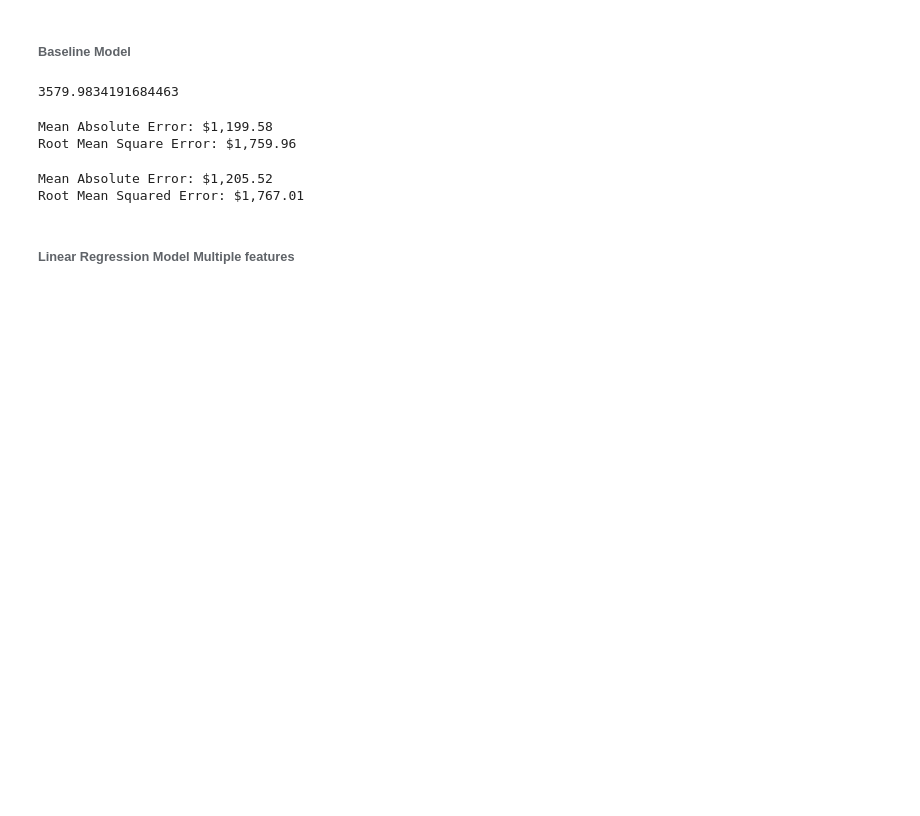
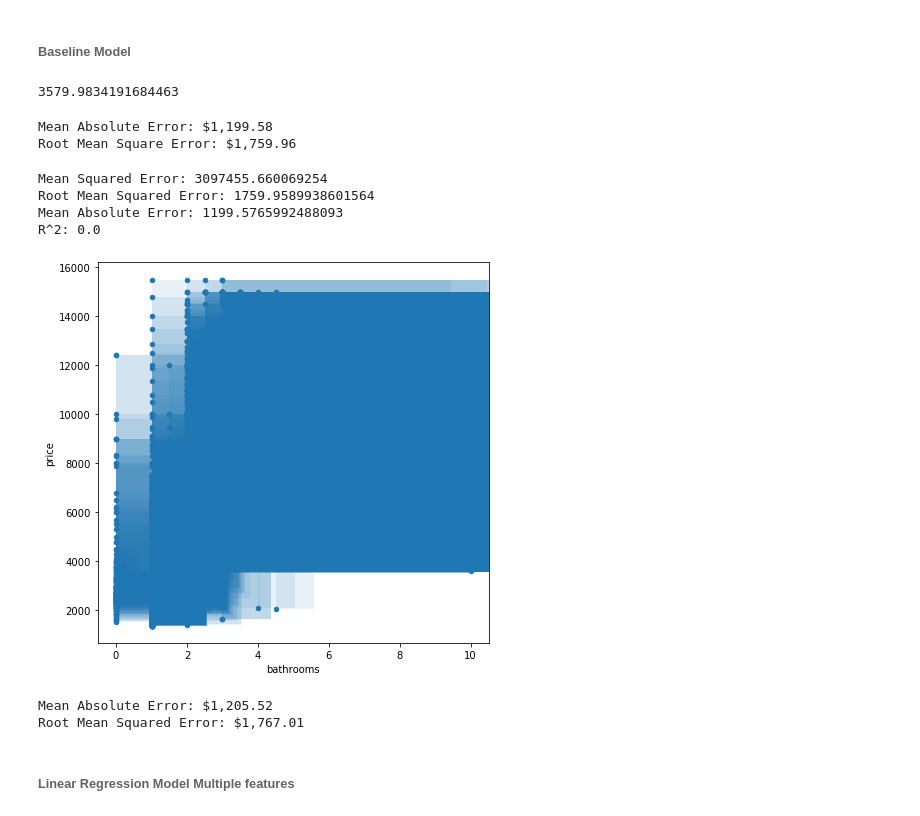
Before and after one commit to afroman32/DS-Unit-2-Linear-Models, a Jupyter notebook: module2-regression-2/LS_DS_212_assignment.ipynb, the cells around one changed output. Cells and saved outputs as stored; diff of their text form; code cells hidden in the pictures; blank space fills up the shorter version.

```diff
--- a/module2-regression-2/LS_DS_212_assignment.ipynb
+++ b/module2-regression-2/LS_DS_212_assignment.ipynb
@@ -159,3 +211,13 @@ Root Mean Square Error: $1,759.96
+# %%
+feature = 'bathrooms'
+target = 'price'
+squared_errors(train, feature, target, m=0, b=y_train.mean())
+# %% [output]
+Mean Squared Error: 3097455.660069254
+Root Mean Squared Error: 1759.9589938601564
+Mean Absolute Error: 1199.5765992488093
+R^2: 0.0
+[figure, added]
 # %%
 # test error
 y_base_pred = [base_guess] * len(y_test)
```
Also changed, not shown: parts of 1 cell of this notebook, 1 other file.
